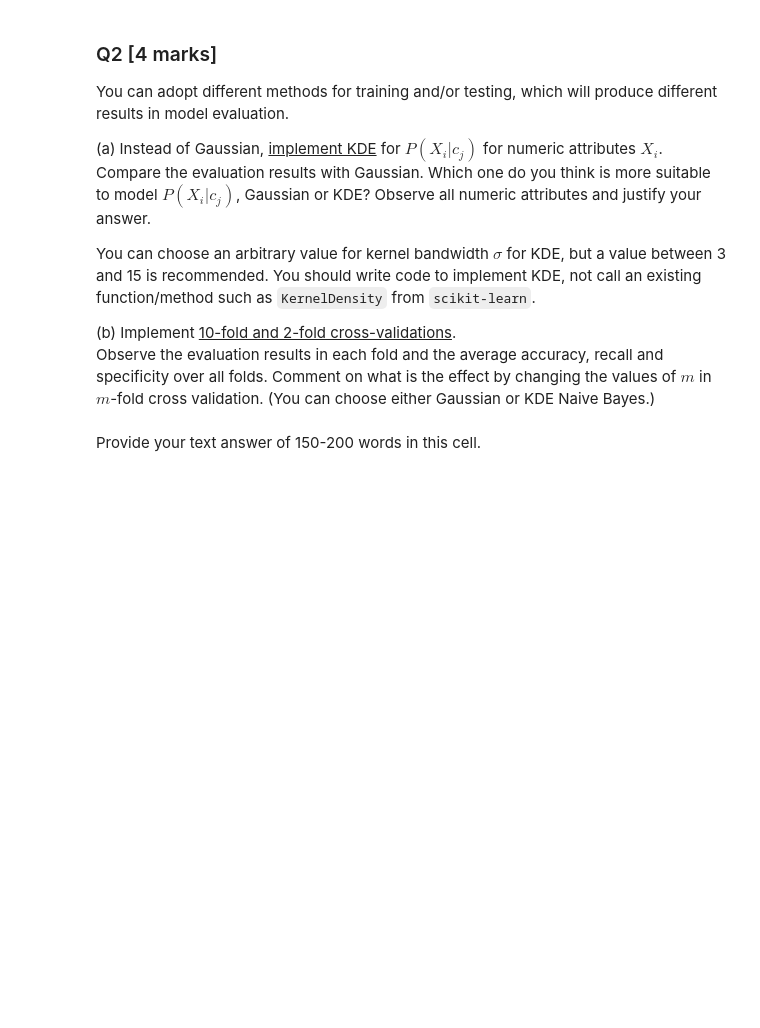
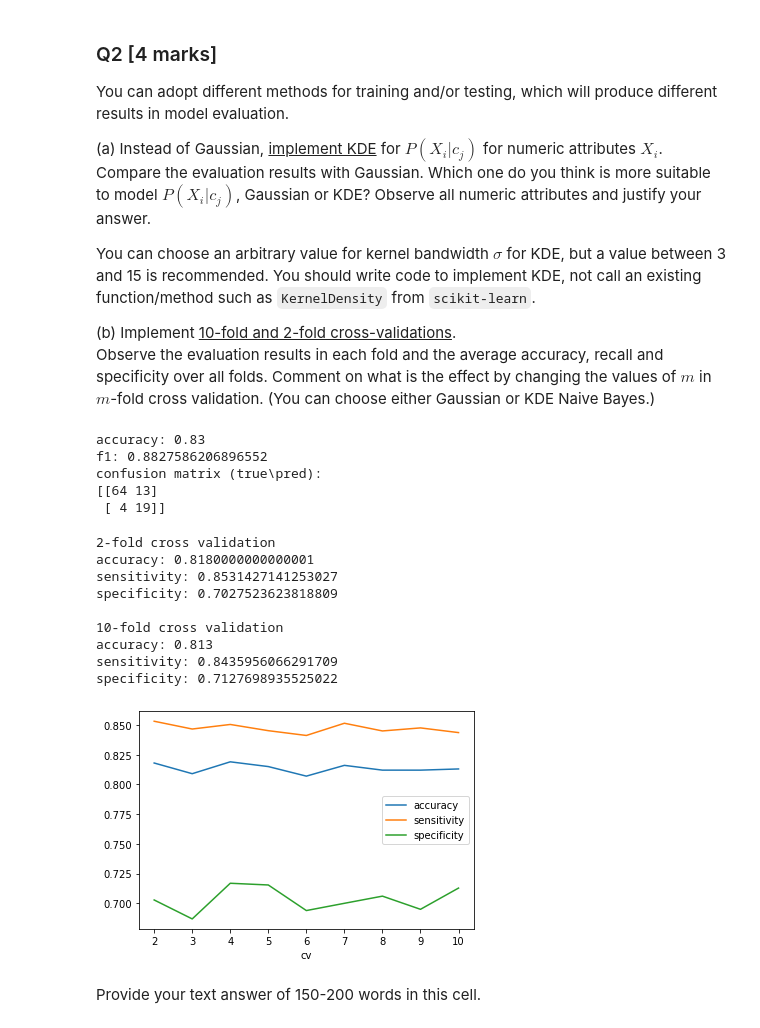
Before and after one commit to Meatssauce/comp30027-machine-learning-assignment-1, a Jupyter notebook: COMP3027ASS1_template.ipynb, the cells around one changed output. Saved outputs shown, nothing was run; the diff lists cells and outputs as text; code cells hidden in the pictures; blank space fills up the shorter version.

```diff
--- a/COMP3027ASS1_template.ipynb
+++ b/COMP3027ASS1_template.ipynb
@@ -331,7 +328,8 @@ train_data, test_data = preprocess('dataset/adult.csv')
 X_train, y_train = train_data.drop(columns=['label']), train_data['label']
 X_test, y_test = test_data.drop(columns=['label']), test_data['label']
 
-model = NBClassifier(bandwidth=2, use_kde=False, skip_val=' ?')
+# Should treat the missing value as a new category!!
+model = NBClassifier(bandwidth=2, use_kde=False) #, skip_val=' ?')
 model = train(model, X_train, y_train)
 y_pred, y_pred_proba = predict(model, X_test)
 # print(y_pred)
@@ -350,7 +348,7 @@ print(matrix)
 # The "predicted class ID" must be in range (0, L)
 data = pd.concat([train_data, test_data], axis=0)
 
-print("Attribute vectors of instances [0, 1, 2]: ", data.iloc[:3, :-1].values) # of the first three records in adult.csv
+print("\nAttribute vectors of instances [0, 1, 2]: ", data.iloc[:3, :-1].values) # of the first three records in adult.csv
 
 print("\nNumber of instances (N): ", len(data))
 print("Number of attributes (F): ", data.shape[1] - 1)
@@ -422,0 +420,23 @@ You can choose an arbitrary value for kernel bandwidth $\sigma$ for KDE, but a v
+# %%
+# (a) NBClassifier with KDE
+
+train_data, test_data = preprocess('dataset/adult.csv')
+X_train, y_train = train_data.drop(columns=['label']), train_data['label']
+X_test, y_test = test_data.drop(columns=['label']), test_data['label']
+
+model = NBClassifier(bandwidth=15, use_kde=True)
+model = train(model, X_train, y_train)
+y_pred, y_pred_proba = predict(model, X_test)
+
+labels = [' >50K', ' <=50K']  # neg, pos
+accuracy, f1, matrix = evaluate(model, X_test, y_test, labels)
+print(f'accuracy: {accuracy}')
+print(f'f1: {f1}')
+print('confusion matrix (true\\pred): ')
+print(matrix)
+# %% [output]
+accuracy: 0.83
+f1: 0.8827586206896552
+confusion matrix (true\pred):
+[[64 13]
+ [ 4 19]]
@@ -423,2 +466,36 @@ You can choose an arbitrary value for kernel bandwidth $\sigma$ for KDE, but a v
+# %%
+data = pd.read_csv("dataset/adult.csv")
+model = NBClassifier(bandwidth=2, use_kde=False)
+
+cvs = range(2, 11)
+cv_results = [cross_validate(model, data, cv) for cv in cvs]
+cv_results = np.array(cv_results)
+
+print('2-fold cross validation')
+accuracy, sensitivity, specificity = cv_results[0]
+print(f'accuracy: {accuracy}\nsensitivity: {sensitivity}\nspecificity: {specificity}\n')
+
+print('10-fold cross validation')
+accuracy, sensitivity, specificity = cv_results[-1]
+print(f'accuracy: {accuracy}\nsensitivity: {sensitivity}\nspecificity: {specificity}')
+
+cv_results = np.array(cv_results)
+plt.xlabel('cv')
+plt.plot(cvs, cv_results[:,0], label="accuracy")
+plt.plot(cvs, cv_results[:,1], label="sensitivity")
+plt.plot(cvs, cv_results[:,2], label="specificity")
+plt.legend()
+plt.show()
+# %% [output]
+2-fold cross validation
+accuracy: 0.8180000000000001
+sensitivity: 0.8531427141253027
+specificity: 0.7027523623818809
+
+10-fold cross validation
+accuracy: 0.813
+sensitivity: 0.8435956066291709
+specificity: 0.7127698935525022
+[figure, added]
 # %% [markdown]
 Provide your text answer of 150-200 words in this cell.
```
Also changed, not shown: parts of 12 cells of this notebook.
